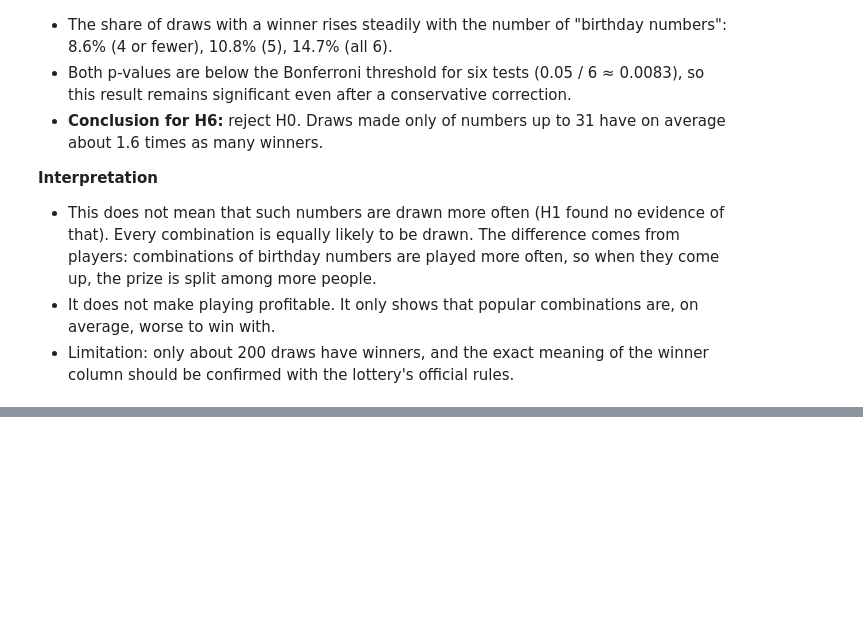
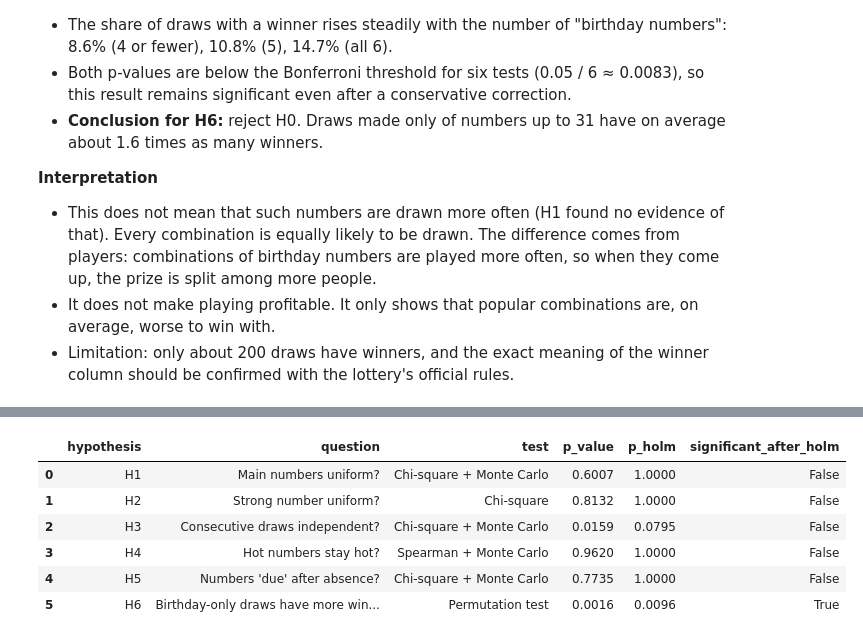
Before and after one commit to timbercodes/lottery-data-analysis, a Jupyter notebook: notebooks/03_hypothesis_tests.ipynb, the cells around one changed output, grey strips where cells are left out. Drawn from its saved outputs; the diff is of its cells as text; code cells hidden in the pictures; blank space fills up the shorter version.

```diff
--- a/notebooks/03_hypothesis_tests.ipynb
+++ b/notebooks/03_hypothesis_tests.ipynb
@@ -621,0 +626,43 @@ pd.DataFrame(rows)
+# %%
+results = pd.DataFrame({
+    "hypothesis": ["H1", "H2", "H3", "H4", "H5", "H6"],
+    "question": [
+        "Main numbers uniform?",
+        "Strong number uniform?",
+        "Consecutive draws independent?",
+        "Hot numbers stay hot?",
+        "Numbers 'due' after absence?",
+        "Birthday-only draws have more winners?",
+    ],
+    "test": [
+        "Chi-square + Monte Carlo",
+        "Chi-square",
+        "Chi-square + Monte Carlo",
+        "Spearman + Monte Carlo",
+        "Chi-square + Monte Carlo",
+        "Permutation test",
+    ],
+    "p_value": [p_mc, p_strong, p_overlap_mc, p_rho, p_gaps_mc, p_perm],
+})
+
+# Holm correction: sort p-values, multiply the smallest by m, the next by m-1, and so on;
+# keep the adjusted values non-decreasing and cap them at 1
+m = len(results)
+order = results["p_value"].to_numpy().argsort()
+sorted_p = results["p_value"].to_numpy()[order]
+adjusted_sorted = np.minimum(1, np.maximum.accumulate((m - np.arange(m)) * sorted_p))
+
+p_holm = np.empty(m)
+p_holm[order] = adjusted_sorted
+results["p_holm"] = p_holm
+results["significant_after_holm"] = results["p_holm"] < ALPHA
+
+results.round(4)
+# %% [output]
+|  | hypothesis | question | test | p_value | p_holm | significant_after_holm |
+| 0 | H1 | Main numbers uniform? | Chi-square + Monte Carlo | 0.6007 | 1.0000 | False |
+| 1 | H2 | Strong number uniform? | Chi-square | 0.8132 | 1.0000 | False |
+| 2 | H3 | Consecutive draws independent? | Chi-square + Monte Carlo | 0.0159 | 0.0795 | False |
+| 3 | H4 | Hot numbers stay hot? | Spearman + Monte Carlo | 0.9620 | 1.0000 | False |
+| 4 | H5 | Numbers 'due' after absence? | Chi-square + Monte Carlo | 0.7735 | 1.0000 | False |
+| 5 | H6 | Birthday-only draws have more win... | Permutation test | 0.0016 | 0.0096 | True |
```
Also changed, not shown: parts of 3 cells of this notebook.
